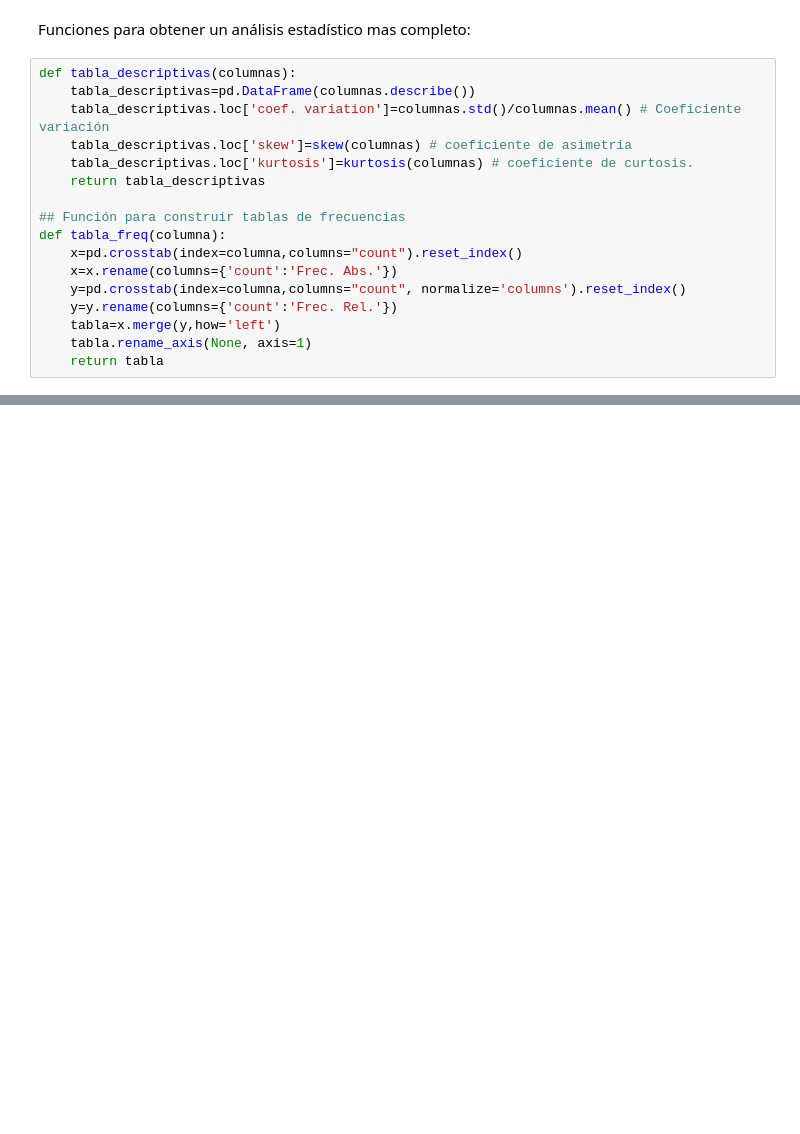
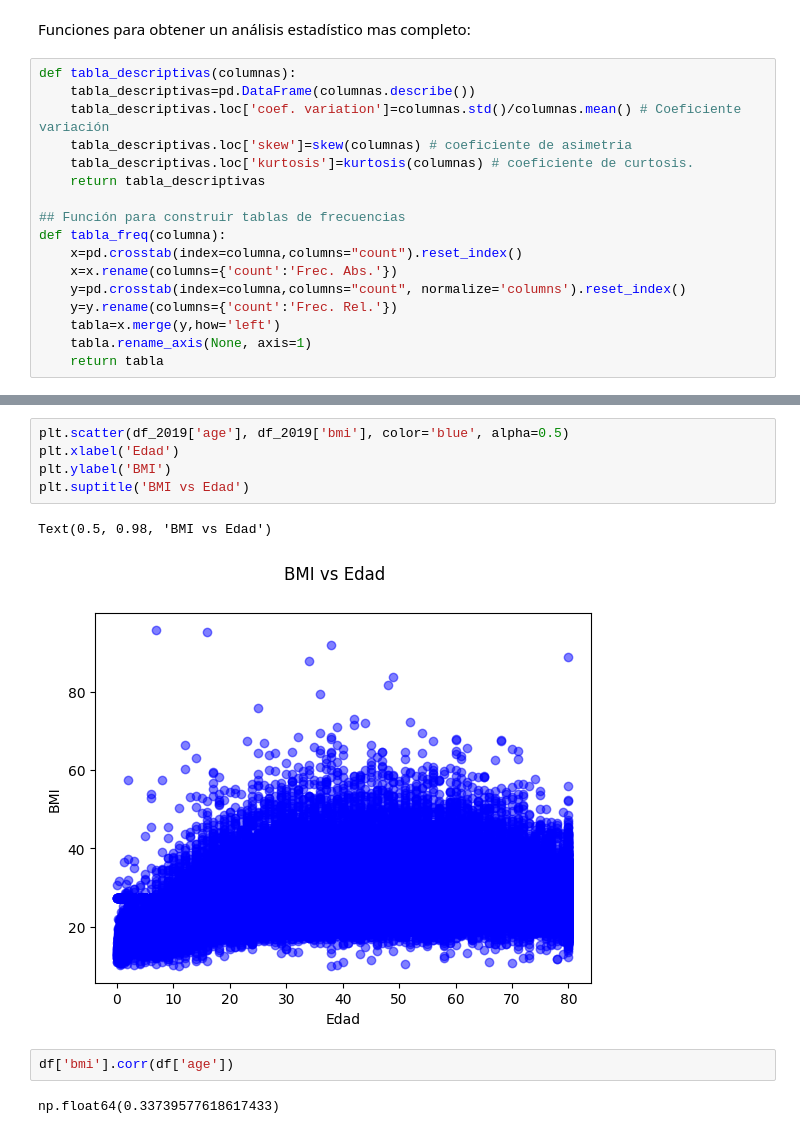
Before and after one commit to JuanMarting/EDA, a Jupyter notebook: analisis_univariado.ipynb, the cells around one changed output, grey strips where cells are left out. Cells and saved outputs as stored; diff of their text form; blank space fills up the shorter version.

```diff
--- a/analisis_univariado.ipynb
+++ b/analisis_univariado.ipynb
@@ -144,0 +378,12 @@ Realizar un análisis bivariado para examinar cómo se distribuyen los consumos
+# %%
+plt.scatter(df_2019['age'], df_2019['bmi'], color='blue', alpha=0.5)
+plt.xlabel('Edad')
+plt.ylabel('BMI')
+plt.suptitle('BMI vs Edad')
+# %% [output]
+Text(0.5, 0.98, 'BMI vs Edad')
+[figure, added]
+# %%
+df['bmi'].corr(df['age'])
+# %% [output]
+np.float64(0.33739577618617433)
```
Also changed, not shown: parts of 42 cells of this notebook, 1 other file.
